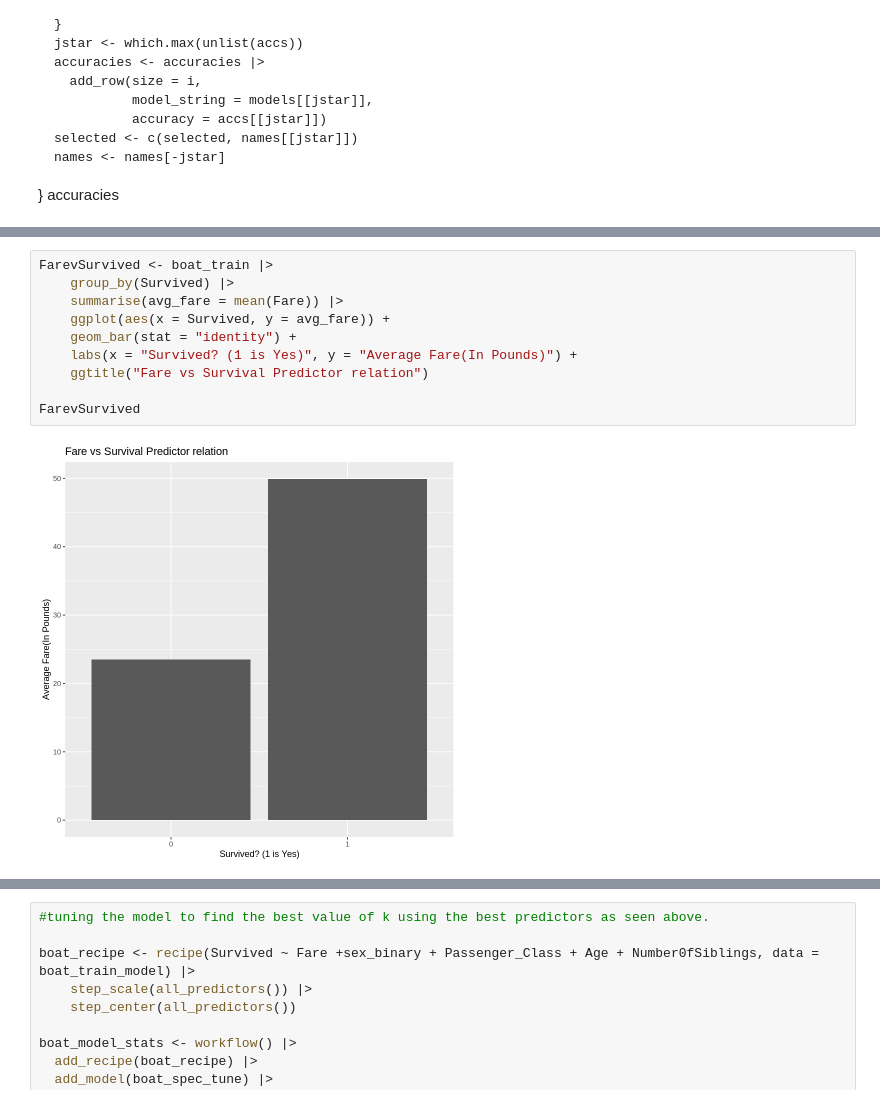
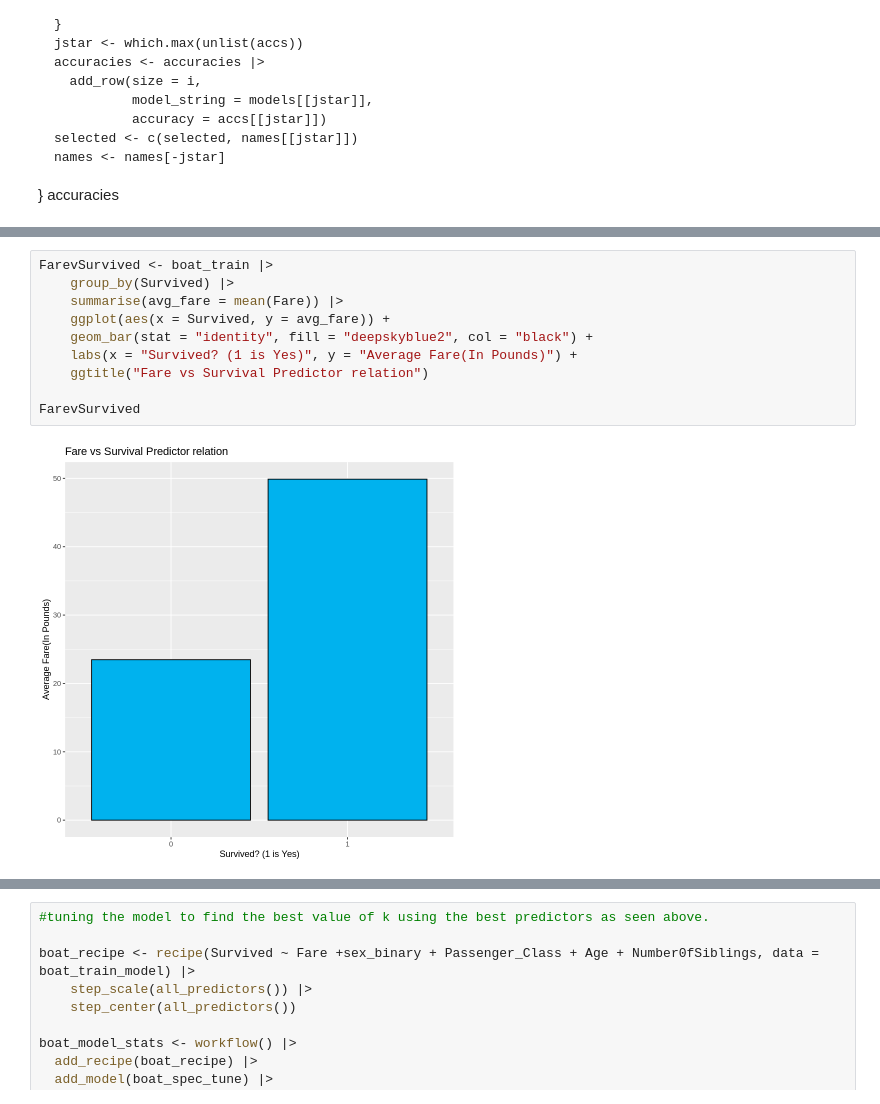
Before and after one commit to zhang17s/DSCI-100-Group-Project-, a Jupyter notebook: Proposal.ipynb, the cells around one changed output, grey strips where cells are left out. Drawn from its saved outputs; the diff is of its cells as text.

```diff
--- a/Proposal.ipynb
+++ b/Proposal.ipynb
@@ -332,15 +334,15 @@ Warning message:
 # %%
 FarevSurvived <- boat_train |>
     group_by(Survived) |>
     summarise(avg_fare = mean(Fare)) |>
     ggplot(aes(x = Survived, y = avg_fare)) +
-    geom_bar(stat = "identity") +
+    geom_bar(stat = "identity", fill = "deepskyblue2", col = "black") +
     labs(x = "Survived? (1 is Yes)", y = "Average Fare(In Pounds)") +
     ggtitle("Fare vs Survival Predictor relation")
 
 FarevSurvived
 # %% [output]
-[figure, old version]
+[figure, new version]
 # %%
 
 AgevSurvived <- temp_data_graph |>
```
Also changed, not shown: parts of 5 cells of this notebook.
